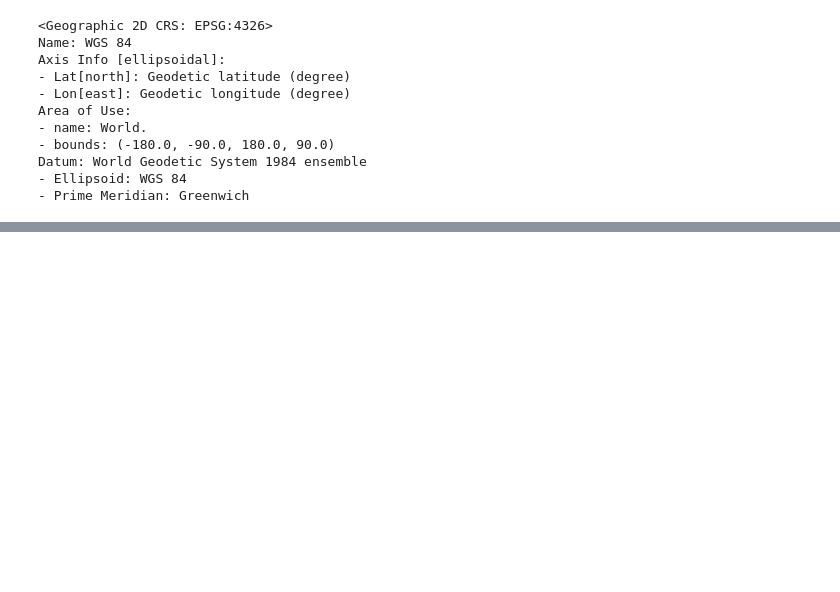
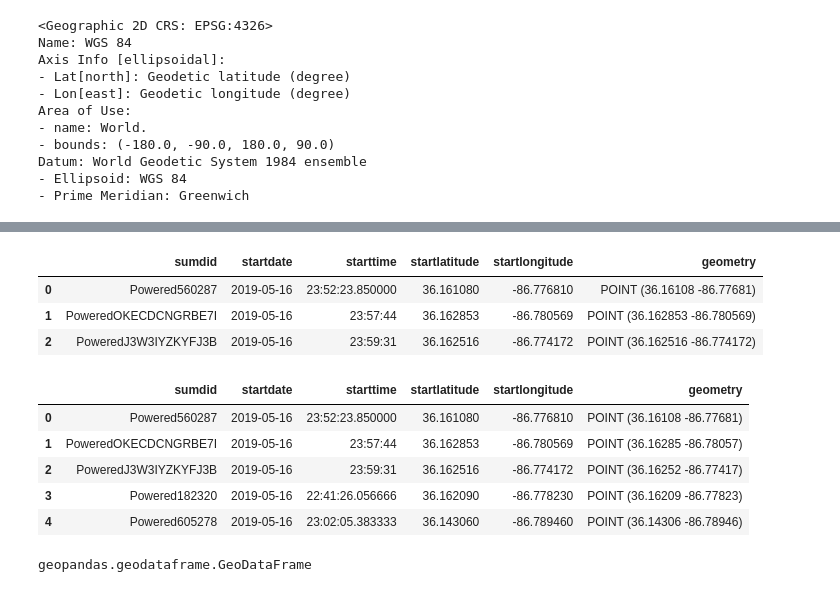
Before and after one commit to NSS-Data-Analytics-Cohort-8/scooter-partner1-whenhugocallsuspythonistas, a Jupyter notebook: notebooks/eda.ipynb, the cells around one changed output, grey strips where cells are left out. Cells and saved outputs as stored; diff of their text form; code cells hidden in the pictures; blank space fills up the shorter version.

```diff
--- a/notebooks/eda.ipynb
+++ b/notebooks/eda.ipynb
@@ -421,0 +404,24 @@ map_37207
+# %%
+y['geometry'] = y.apply(lambda x: Point((x.startlatitude,
+                                                         x.startlongitude)),
+                                        axis=1)
+y.head(3)
+# %% [output]
+|  | sumdid | startdate | starttime | startlatitude | startlongitude | geometry |
+| 0 | Powered560287 | 2019-05-16 | 23:52:23.850000 | 36.161080 | -86.776810 | POINT (36.16108 -86.77681) |
+| 1 | PoweredOKECDCNGRBE7I | 2019-05-16 | 23:57:44 | 36.162853 | -86.780569 | POINT (36.162853 -86.780569) |
+| 2 | PoweredJ3W3IYZKYFJ3B | 2019-05-16 | 23:59:31 | 36.162516 | -86.774172 | POINT (36.162516 -86.774172) |
+# %%
+scooter_geo = gpd.GeoDataFrame(y, crs ='EPSG:4326', geometry='geometry')
+scooter_geo.head()
+# %% [output]
+|  | sumdid | startdate | starttime | startlatitude | startlongitude | geometry |
+| 0 | Powered560287 | 2019-05-16 | 23:52:23.850000 | 36.161080 | -86.776810 | POINT (36.16108 -86.77681) |
+| 1 | PoweredOKECDCNGRBE7I | 2019-05-16 | 23:57:44 | 36.162853 | -86.780569 | POINT (36.16285 -86.78057) |
+| 2 | PoweredJ3W3IYZKYFJ3B | 2019-05-16 | 23:59:31 | 36.162516 | -86.774172 | POINT (36.16252 -86.77417) |
+| 3 | Powered182320 | 2019-05-16 | 22:41:26.056666 | 36.162090 | -86.778230 | POINT (36.16209 -86.77823) |
+| 4 | Powered605278 | 2019-05-16 | 23:02:05.383333 | 36.143060 | -86.789460 | POINT (36.14306 -86.78946) |
+# %%
+type(scooter_geo)
+# %% [output]
+geopandas.geodataframe.GeoDataFrame
```
Also changed, not shown: parts of 9 cells of this notebook.
